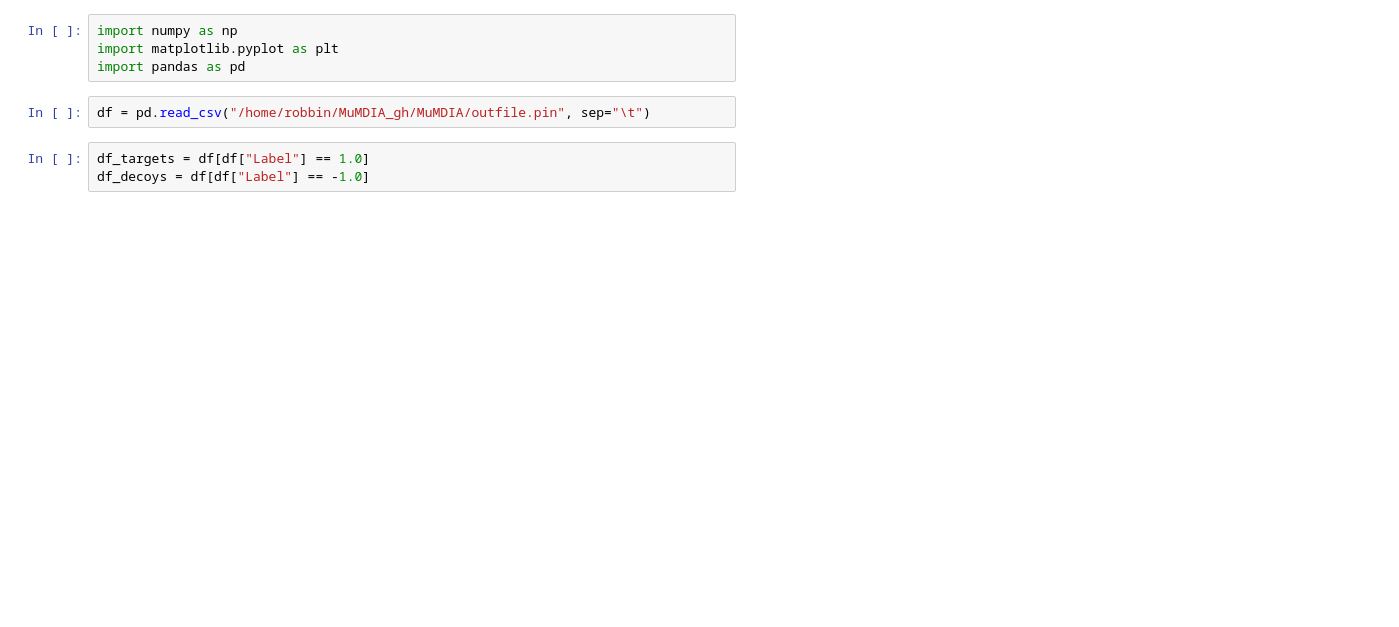
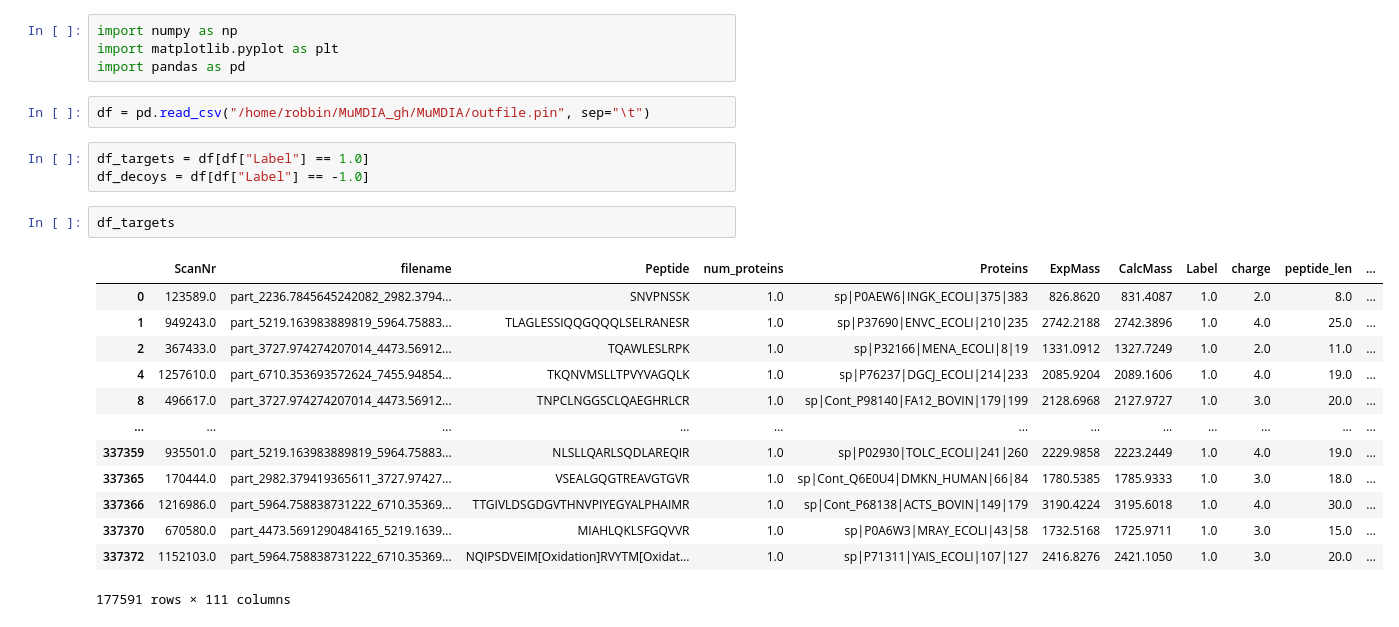
Before and after one commit to CompOmics/MuMDIA, a Jupyter notebook: notebook_helpers/visualize_pin.ipynb, the cells around one changed output. Drawn from its saved outputs; the diff is of its cells as text; blank space fills up the shorter version.

```diff
--- a/notebook_helpers/visualize_pin.ipynb
+++ b/notebook_helpers/visualize_pin.ipynb
@@ -7,6 +7,22 @@ df = pd.read_csv("/home/robbin/MuMDIA_gh/MuMDIA/outfile.pin", sep="\t")
 # %%
 df_targets = df[df["Label"] == 1.0]
 df_decoys = df[df["Label"] == -1.0]
+# %%
+df_targets
+# %% [output]
+|  | ScanNr | filename | Peptide | num_proteins | Proteins | ExpMass | CalcMass | Label | charge | peptide_len | ... |
+| 0 | 123589.0 | part_2236.7845645242082_2982.3794... | SNVPNSSK | 1.0 | sp|P0AEW6|INGK_ECOLI|375|383 | 826.8620 | 831.4087 | 1.0 | 2.0 | 8.0 | ... |
+| 1 | 949243.0 | part_5219.163983889819_5964.75883... | TLAGLESSIQQGQQQLSELRANESR | 1.0 | sp|P37690|ENVC_ECOLI|210|235 | 2742.2188 | 2742.3896 | 1.0 | 4.0 | 25.0 | ... |
+| 2 | 367433.0 | part_3727.974274207014_4473.56912... | TQAWLESLRPK | 1.0 | sp|P32166|MENA_ECOLI|8|19 | 1331.0912 | 1327.7249 | 1.0 | 2.0 | 11.0 | ... |
+| 4 | 1257610.0 | part_6710.353693572624_7455.94854... | TKQNVMSLLTPVYVAGQLK | 1.0 | sp|P76237|DGCJ_ECOLI|214|233 | 2085.9204 | 2089.1606 | 1.0 | 4.0 | 19.0 | ... |
+| 8 | 496617.0 | part_3727.974274207014_4473.56912... | TNPCLNGGSCLQAEGHRLCR | 1.0 | sp|Cont_P98140|FA12_BOVIN|179|199 | 2128.6968 | 2127.9727 | 1.0 | 3.0 | 20.0 | ... |
+| ... | ... | ... | ... | ... | ... | ... | ... | ... | ... | ... | ... |
+| 337359 | 935501.0 | part_5219.163983889819_5964.75883... | NLSLLQARLSQDLAREQIR | 1.0 | sp|P02930|TOLC_ECOLI|241|260 | 2229.9858 | 2223.2449 | 1.0 | 4.0 | 19.0 | ... |
+| 337365 | 170444.0 | part_2982.379419365611_3727.97427... | VSEALGQGTREAVGTGVR | 1.0 | sp|Cont_Q6E0U4|DMKN_HUMAN|66|84 | 1780.5385 | 1785.9333 | 1.0 | 3.0 | 18.0 | ... |
+| 337366 | 1216986.0 | part_5964.758838731222_6710.35369... | TTGIVLDSGDGVTHNVPIYEGYALPHAIMR | 1.0 | sp|Cont_P68138|ACTS_BOVIN|149|179 | 3190.4224 | 3195.6018 | 1.0 | 4.0 | 30.0 | ... |
+| 337370 | 670580.0 | part_4473.5691290484165_5219.1639... | MIAHLQKLSFGQVVR | 1.0 | sp|P0A6W3|MRAY_ECOLI|43|58 | 1732.5168 | 1725.9711 | 1.0 | 3.0 | 15.0 | ... |
+| 337372 | 1152103.0 | part_5964.758838731222_6710.35369... | NQIPSDVEIM[Oxidation]RVYTM[Oxidat... | 1.0 | sp|P71311|YAIS_ECOLI|107|127 | 2416.8276 | 2421.1050 | 1.0 | 3.0 | 20.0 | ... |
+177591 rows × 111 columns
 # %%
 selected_peptides = ["LSDYGVQLR", "ENYLIDNLDR", "LIDQATAEIVETAK"]
 for c in df.columns:
```
Also changed, not shown: parts of 7 cells of this notebook, 54 other files.
